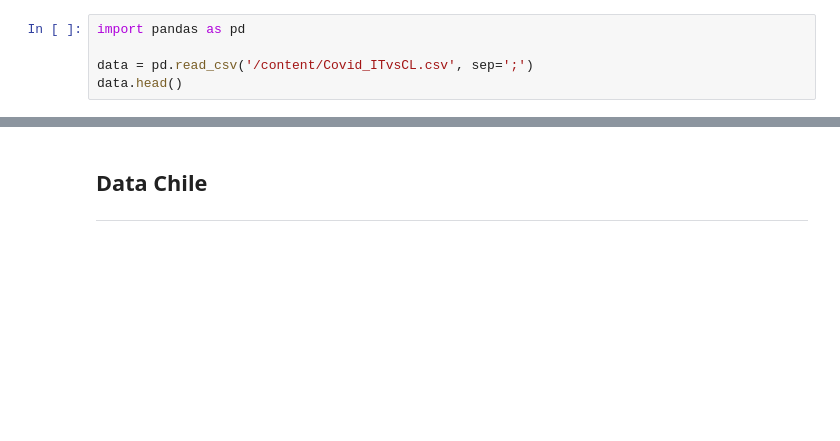
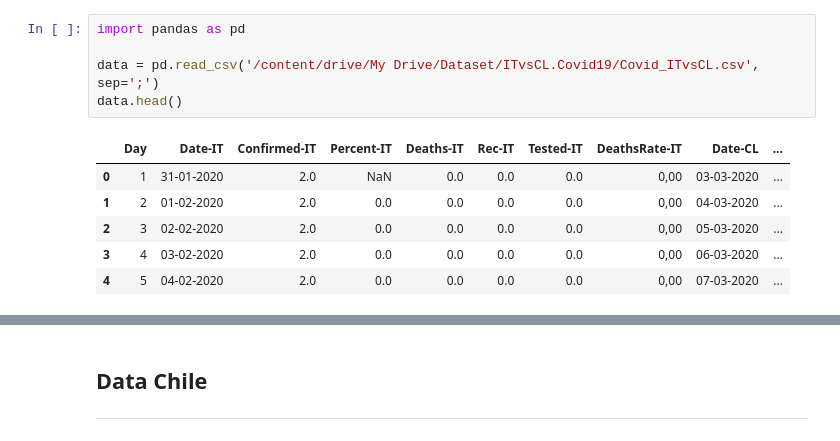
Before and after one commit to loc1263/COVID-Chile, a Jupyter notebook: COVID_IT_CL.ipynb, the cells around one changed output, grey strips where cells are left out. Drawn from its saved outputs; the diff is of its cells as text; blank space fills up the shorter version.

```diff
--- a/COVID_IT_CL.ipynb
+++ b/COVID_IT_CL.ipynb
@@ -3,7 +3,14 @@
 # %%
 import pandas as pd
 
-data = pd.read_csv('/content/Covid_ITvsCL.csv', sep=';')
+data = pd.read_csv('/content/drive/My Drive/Dataset/ITvsCL.Covid19/Covid_ITvsCL.csv', sep=';')
 data.head()
+# %% [output]
+|  | Day | Date-IT | Confirmed-IT | Percent-IT | Deaths-IT | Rec-IT | Tested-IT | DeathsRate-IT | Date-CL | ... |
+| 0 | 1 | 31-01-2020 | 2.0 | NaN | 0.0 | 0.0 | 0.0 | 0,00 | 03-03-2020 | ... |
+| 1 | 2 | 01-02-2020 | 2.0 | 0.0 | 0.0 | 0.0 | 0.0 | 0,00 | 04-03-2020 | ... |
+| 2 | 3 | 02-02-2020 | 2.0 | 0.0 | 0.0 | 0.0 | 0.0 | 0,00 | 05-03-2020 | ... |
+| 3 | 4 | 03-02-2020 | 2.0 | 0.0 | 0.0 | 0.0 | 0.0 | 0,00 | 06-03-2020 | ... |
+| 4 | 5 | 04-02-2020 | 2.0 | 0.0 | 0.0 | 0.0 | 0.0 | 0,00 | 07-03-2020 | ... |
 # %%
 
```
Also changed, not shown: parts of 7 cells of this notebook.
